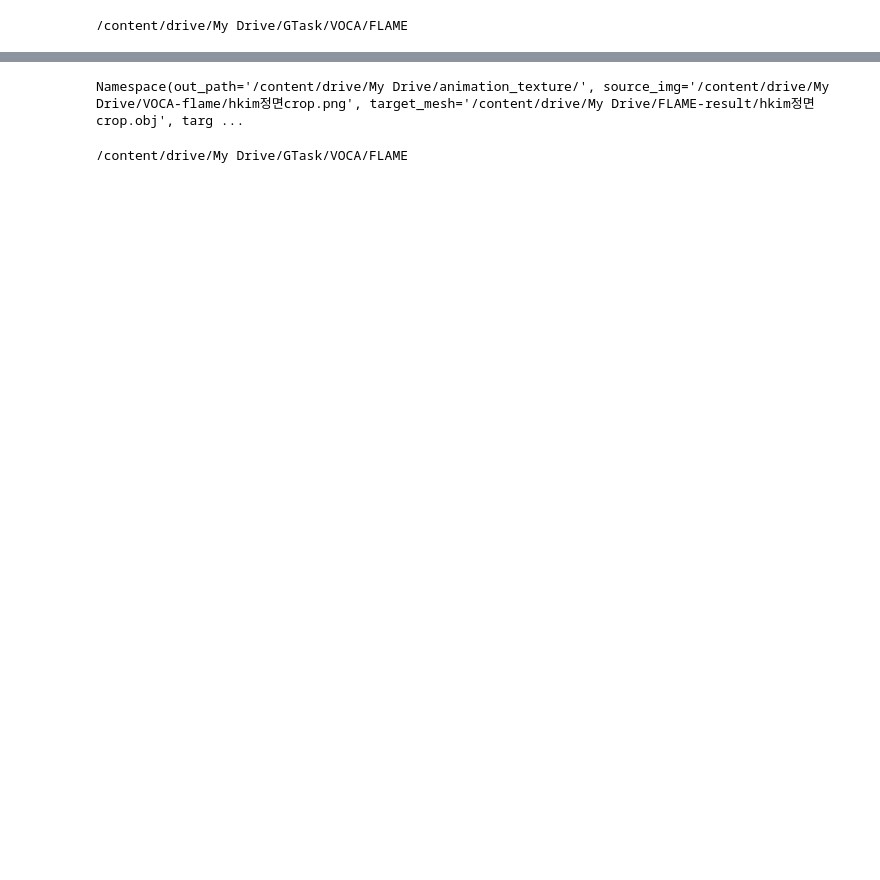
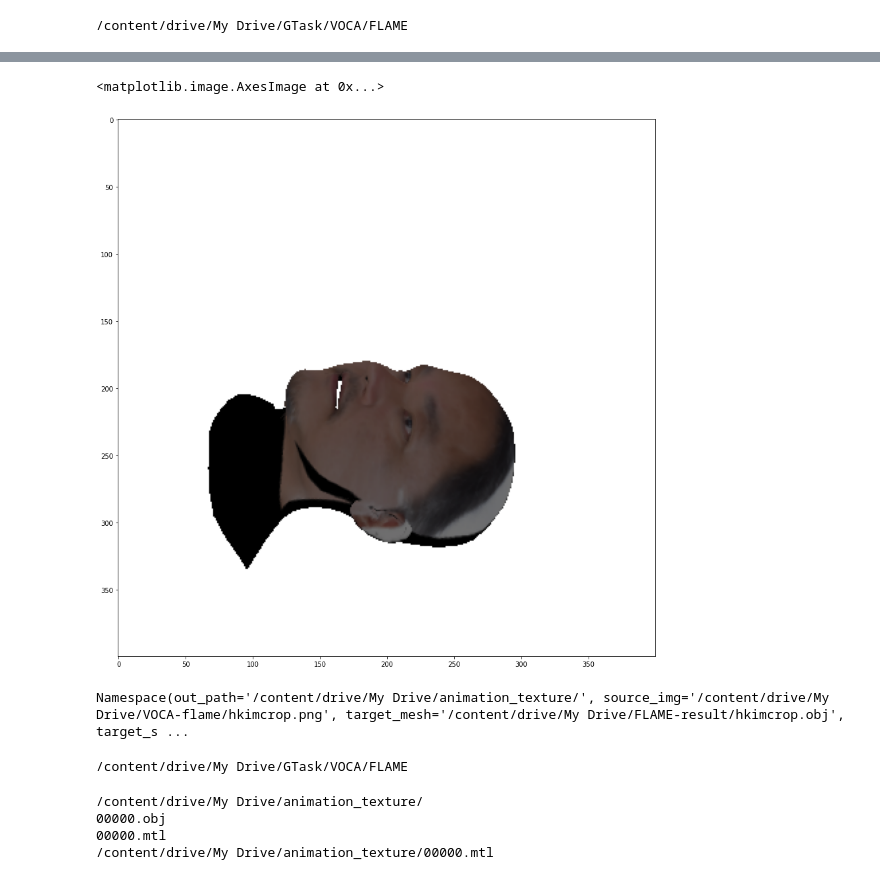
Before and after one commit to secutron/RunTime, a Jupyter notebook: GPipe2UV.ipynb, the cells around one changed output, grey strips where cells are left out. Cells and saved outputs as stored; diff of their text form; code cells hidden in the pictures; blank space fills up the shorter version.

```diff
--- a/GPipe2UV.ipynb
+++ b/GPipe2UV.ipynb
@@ -168,13 +163,55 @@ os.environ["PYOPENGL_PLATFORM"] = "osmesa"
 import numpy as np
 import trimesh
 import pyrender
+# %%
+import trimesh
+import pyrender
+import numpy as np
+import os, sys, cv2
+import pickle
+from os.path import join
+import matplotlib.pyplot as plt
+
+#fuze_trimesh = trimesh.load('/content/drive/My Drive/GTask/VOCA/pyrender/examples/models/fuze.obj')
+fuze_trimesh = trimesh.load('/content/drive/My Drive/000TexTest/00000.obj')
+#fuze_trimesh = trimesh.load('/content/drive/My Drive/000TexTest/hkimcrop.obj')
+#fuze_trimesh = trimesh.load('/content/drive/My Drive/GTask/VOCA/animation_output/meshes/00000.obj')
+mesh = pyrender.Mesh.from_trimesh(fuze_trimesh)
+
+
+scene = pyrender.Scene(ambient_light=[0.2, 0.2, 0.2], bg_color=[1.0, 1.0, 1.0])
+scene.add(mesh)
+
+
+camera = pyrender.PerspectiveCamera(yfov=np.pi / 3.0, aspectRatio=1.0)
+s = np.sqrt(2)/2
+camera_pose = np.array([
+    [0.0, -s,   s,   0.3],
+    [1.0,  0.0, 0.0, 0.0],
+    [0.0,  s,   s,   0.35],
+    [0.0,  0.0, 0.0, 1.0],
+])
+scene.add(camera, pose=camera_pose)
+
+# Use OffscreenRenderer to get image perspectives.
+r = pyrender.OffscreenRenderer(400, 400)
+color, depth = r.render(scene)
+
+
+
+fig = plt.figure(figsize=(30, 15))
+
+plt.imshow(color)
+# %% [output]
+<matplotlib.image.AxesImage at 0x...>
+[figure, added]
 # %%
 import argparse
 
 parser = argparse.ArgumentParser(description='Build texture from image')
-parser.add_argument('--source_img', default='/content/drive/My Drive/VOCA-flame/hkim정면crop.png', help='source image filename')
-parser.add_argument('--target_mesh', default='/content/drive/My Drive/FLAME-result/hkim정면crop.obj', help='target mesh filename')
-parser.add_argument('--target_scale', default='/content/drive/My Drive/FLAME-result/hkim정면crop_scale.npy', help='scale of the target mesh for the image projection')
+parser.add_argument('--source_img', default='/content/drive/My Drive/VOCA-flame/hkimcrop.png', help='source image filename')
+parser.add_argument('--target_mesh', default='/content/drive/My Drive/FLAME-result/hkimcrop.obj', help='target mesh filename')
+parser.add_argument('--target_scale', default='/content/drive/My Drive/FLAME-result/hkimcrop_scale.npy', help='scale of the target mesh for the image projection')
 parser.add_argument('--texture_mapping', default='/content/drive/My Drive/GTask/VOCA/FLAME/data/texture_data.npy', help='pre-computed FLAME texture mapping')
 parser.add_argument('--out_path', default='/content/drive/My Drive/animation_texture/', help='output path')
 
@@ -193,7 +230,7 @@ out_path = args.out_path
 
 print(args)
 # %% [output]
-Namespace(out_path='/content/drive/My Drive/animation_texture/', source_img='/content/drive/My Drive/VOCA-flame/hkim정면crop.png', target_mesh='/content/drive/My Drive/FLAME-result/hkim정면crop.obj', targ ...
+Namespace(out_path='/content/drive/My Drive/animation_texture/', source_img='/content/drive/My Drive/VOCA-flame/hkimcrop.png', target_mesh='/content/drive/My Drive/FLAME-result/hkimcrop.obj', target_s ...
 # %%
 %cd /content/drive/My Drive/GTask/VOCA/FLAME
 # %% [output]
@@ -227,4 +264,32 @@ if not os.path.exists(texture_mapping):
 
 if not os.path.exists(out_path):
     os.makedirs(out_path)
+# %%
+# Load sequence files
+sequence_fnames = sorted(glob.glob(os.path.join('/content/drive/My Drive/animation_output/meshes', '*.obj')))
+num_frames = len(sequence_fnames)
+if num_frames == 0:
+  print('No sequence meshes found')
+
+fn = sequence_fnames[0]
+
+out_mesh_fname = os.path.join(out_path, os.path.splitext(os.path.basename(fn))[0] + '.obj')
+out_img_fname = os.path.join(out_path, os.path.splitext(os.path.basename(fn))[0] + '.png')
+
+print(out_path)
+print(os.path.basename(fn))
+
+
+mtl_fname = os.path.splitext(os.path.basename(fn))[0] + '.mtl'
+print(mtl_fname)
+
+mtl_path = os.path.join(out_path, mtl_fname)
+
+
+print(mtl_path)
+# %% [output]
+/content/drive/My Drive/animation_texture/
+00000.obj
+00000.mtl
+/content/drive/My Drive/animation_texture/00000.mtl
 # %%
```
Also changed, not shown: parts of 18 cells of this notebook.
